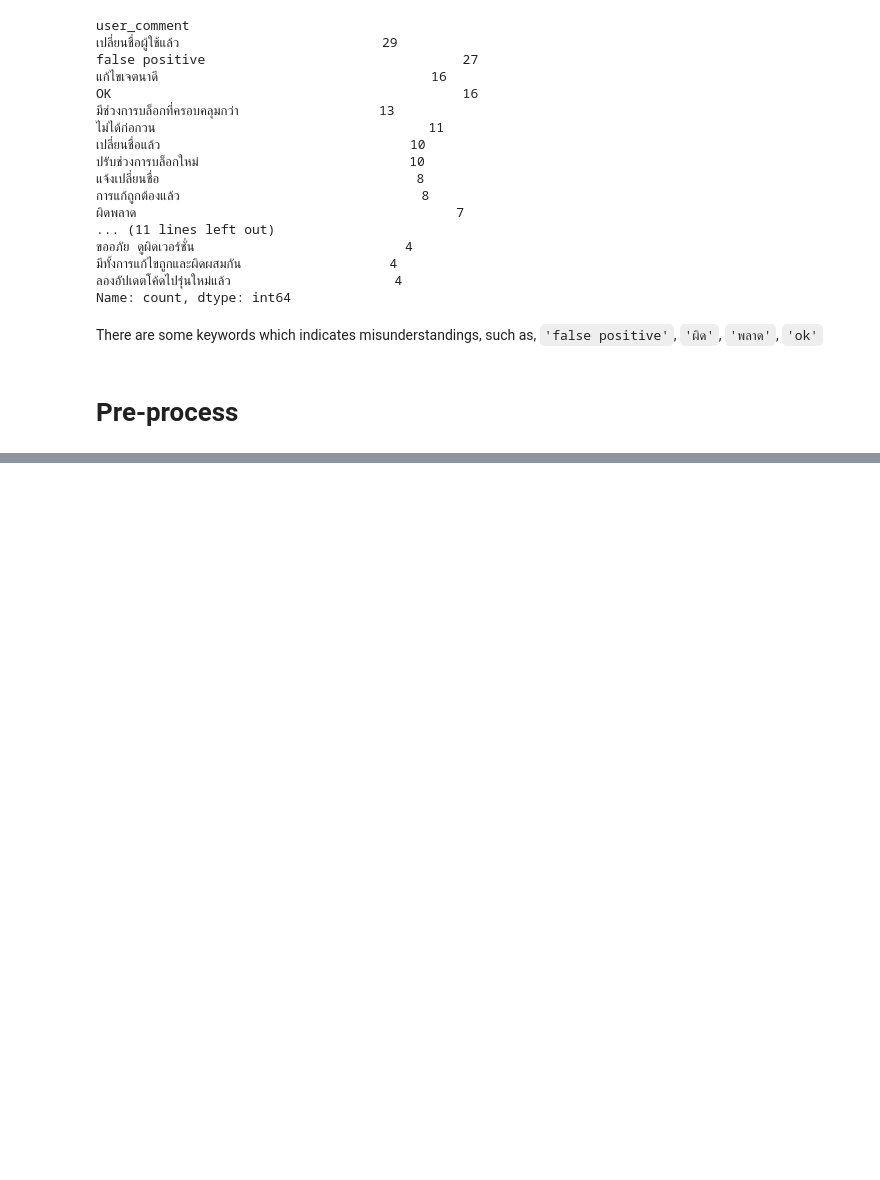
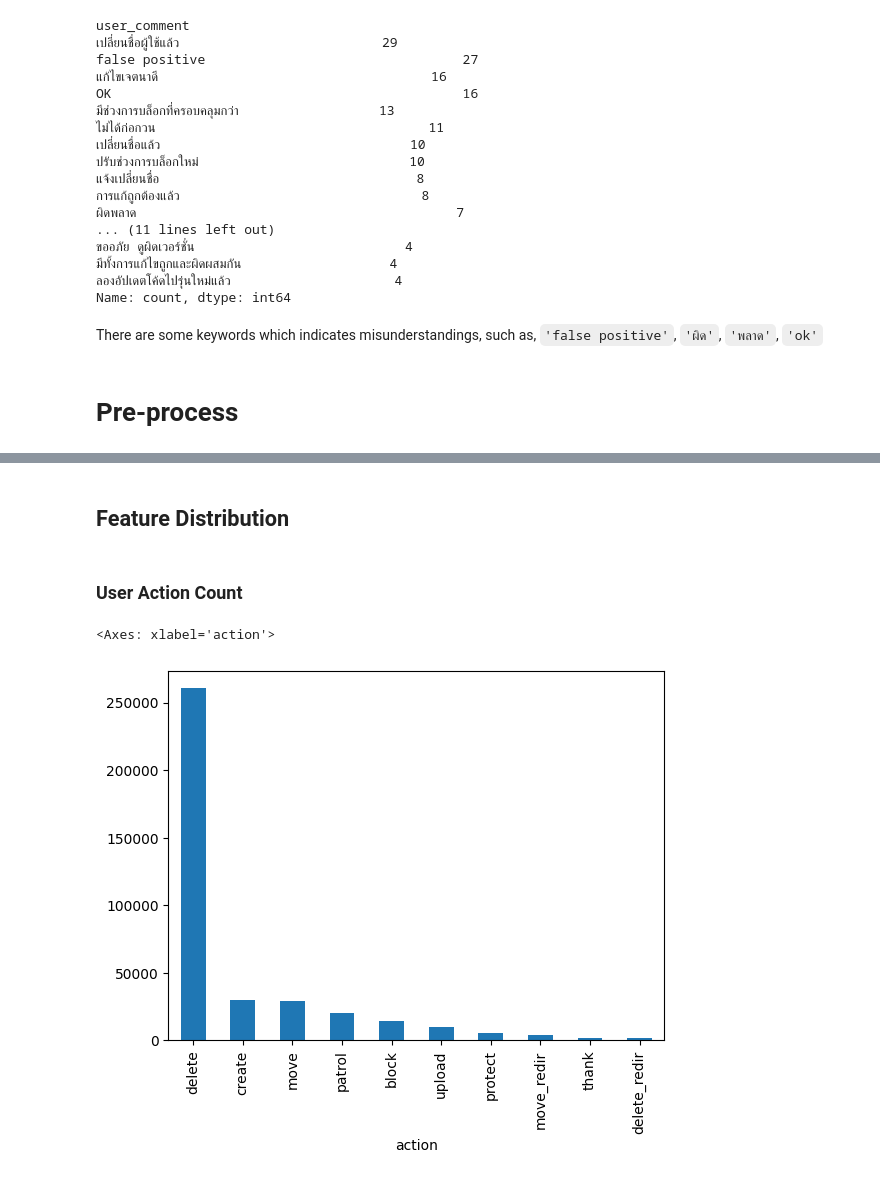
Before and after one commit to KunutBoon/wikimedia, a Jupyter notebook: notebooks/Data Pre-Processing.ipynb, the cells around one changed output, grey strips where cells are left out. Cells and saved outputs as stored; diff of their text form; code cells hidden in the pictures; blank space fills up the shorter version.

```diff
--- a/notebooks/Data Pre-Processing.ipynb
+++ b/notebooks/Data Pre-Processing.ipynb
@@ -247,2 +371,0 @@ np.int64(152201)
-# %%
-df_user_log.reset_index(drop=True, inplace=True)
@@ -337,0 +427,12 @@ pd.merge_asof( df2, df1, on='datetime', tolerance=pd.Timedelta('1s') )
+# %% [markdown]
+## Feature Distribution
+# %%
+user_id_blobked = df_user_log.loc[df_user_log['is_block_next_period'].eq(1), 'user_id'].unique()
+user_id_regular = df_user_log.loc[~df_user_log['user_id'].isin(user_id_blobked), 'user_id'].unique()
+# %% [markdown]
+### User Action Count
+# %%
+df_user_log.loc[df_user_log['user_id'].isin(user_id_blobked), :].groupby('action').size().sort_values(ascending=False).head(10).plot.bar()
+# %% [output]
+<Axes: xlabel='action'>
+[figure, added]
```
Also changed, not shown: parts of 50 cells of this notebook.
